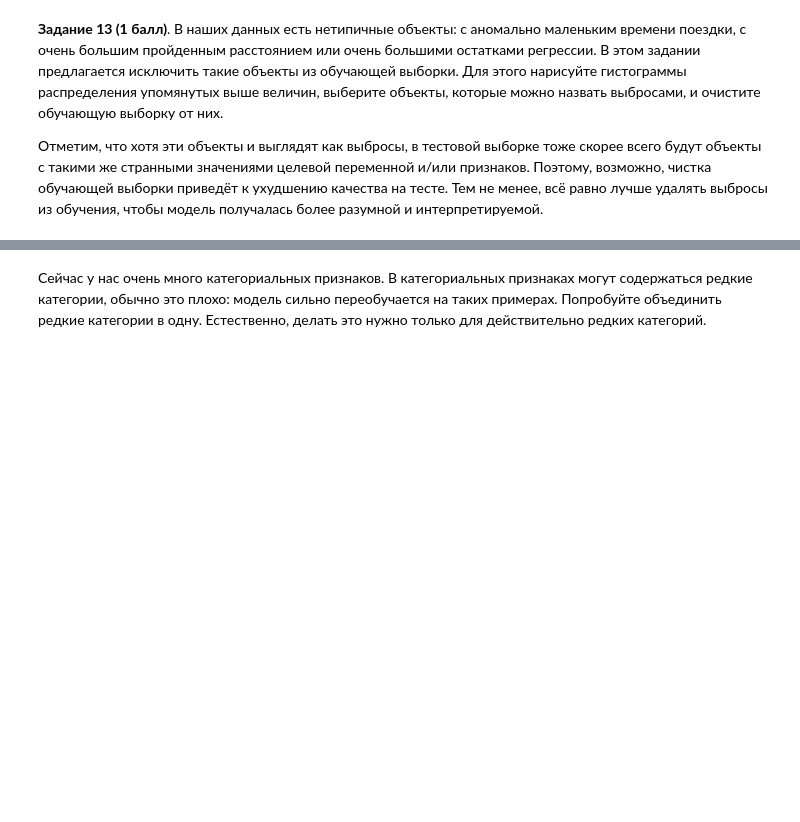
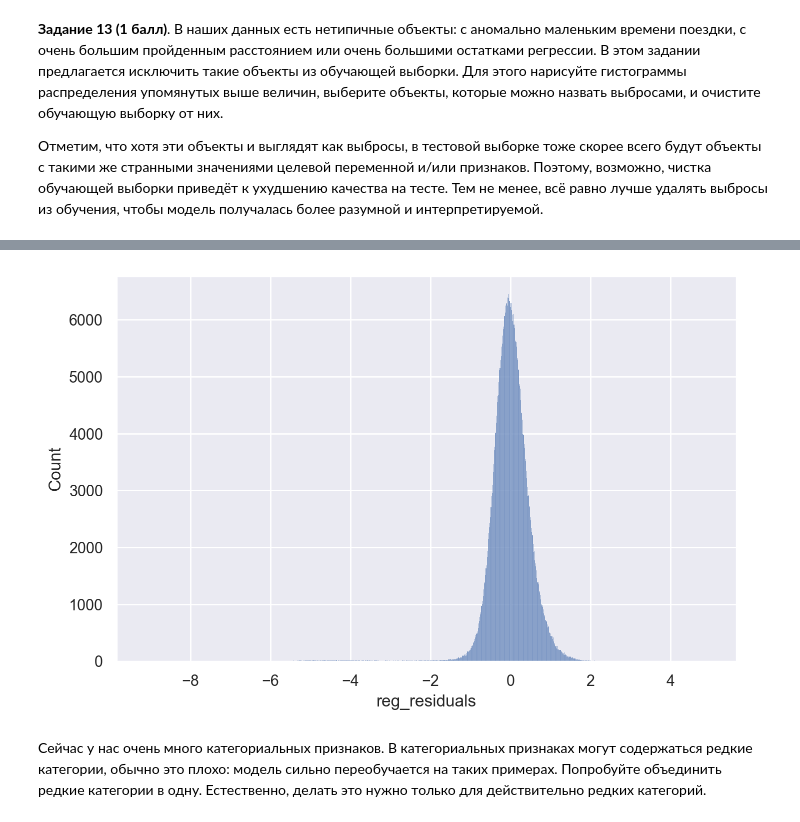
Before and after one commit to Nojatij/ml_courses, a Jupyter notebook: 1_st_course/homework/hw2/homework-practice-02-linregr.ipynb, the cells around one changed output, grey strips where cells are left out. Cells and saved outputs as stored; diff of their text form; code cells hidden in the pictures; blank space fills up the shorter version.

```diff
--- a/1_st_course/homework/hw2/homework-practice-02-linregr.ipynb
+++ b/1_st_course/homework/hw2/homework-practice-02-linregr.ipynb
@@ -634,0 +717,25 @@ X_test = X_test.merge(pd.DataFrame({'num_pickup':test_cut[1], 'num_dropoff':test
+# %%
+numeric_features = ['log_haversine']
+categorical_features = ['pickup_datetime_hour', 'pickup_datetime_month', 'pickup_datetime_day', 'pickup_datetime_weekday', 'num_pickup', 'num_dropoff','passenger_count']
+train_features = ['pickup_datetime_hour', 'passenger_count',
+       'pickup_datetime_weekday', 'pickup_datetime_month',
+       'pickup_datetime_day', 'is_anomaly_1', 'is_anomaly_2',
+       'log_haversine', 'is_jam', 'is_free', 'is_pickup_k', 'is_pickup_g',
+       'is_dropoff_k', 'is_dropoff_g', 'num_pickup', 'num_dropoff', 'vendor_id', 'store_and_fwd_flag']
+
+
+column_transformer = ColumnTransformer([
+    ('ohe', OneHotEncoder(handle_unknown="ignore"), categorical),
+    ('scaling', StandardScaler(), numeric_features)
+])
+
+pipeline = Pipeline(steps=[
+    ('ohe_and_scaling', column_transformer),
+    ('regression', Ridge())
+])
+
+model = pipeline.fit(X_train[train_features], y_train.log_trip_duration)
+y_pred = model.predict(X_test[train_features])
+print("Test RMSE = %.4f" % mean_squared_error(y_test, y_pred, squared=False))
+print("Size before OneHot:", X_train.shape)
+print("Size after OneHot:", column_transformer.transform(X_train).shape)
@@ -645,3 +764,9 @@ X_test = X_test.merge(pd.DataFrame({'num_pickup':test_cut[1], 'num_dropoff':test
+# %%
+reg_residuals = pd.Series(np.array(y_pred)-y_test, name='reg_residuals')
+sns.histplot(reg_residuals)
+plt.show()
+# %% [output]
+[figure, added]
 # %% [markdown]
 Сейчас у нас очень много категориальных признаков. В категориальных признаках могут содержаться редкие категории, обычно это плохо: модель сильно переобучается на таких примерах. Попробуйте объединить редкие категории в одну. Естественно, делать это нужно только для действительно редких категорий.
 # %%
```
Also changed, not shown: parts of 25 cells of this notebook.
